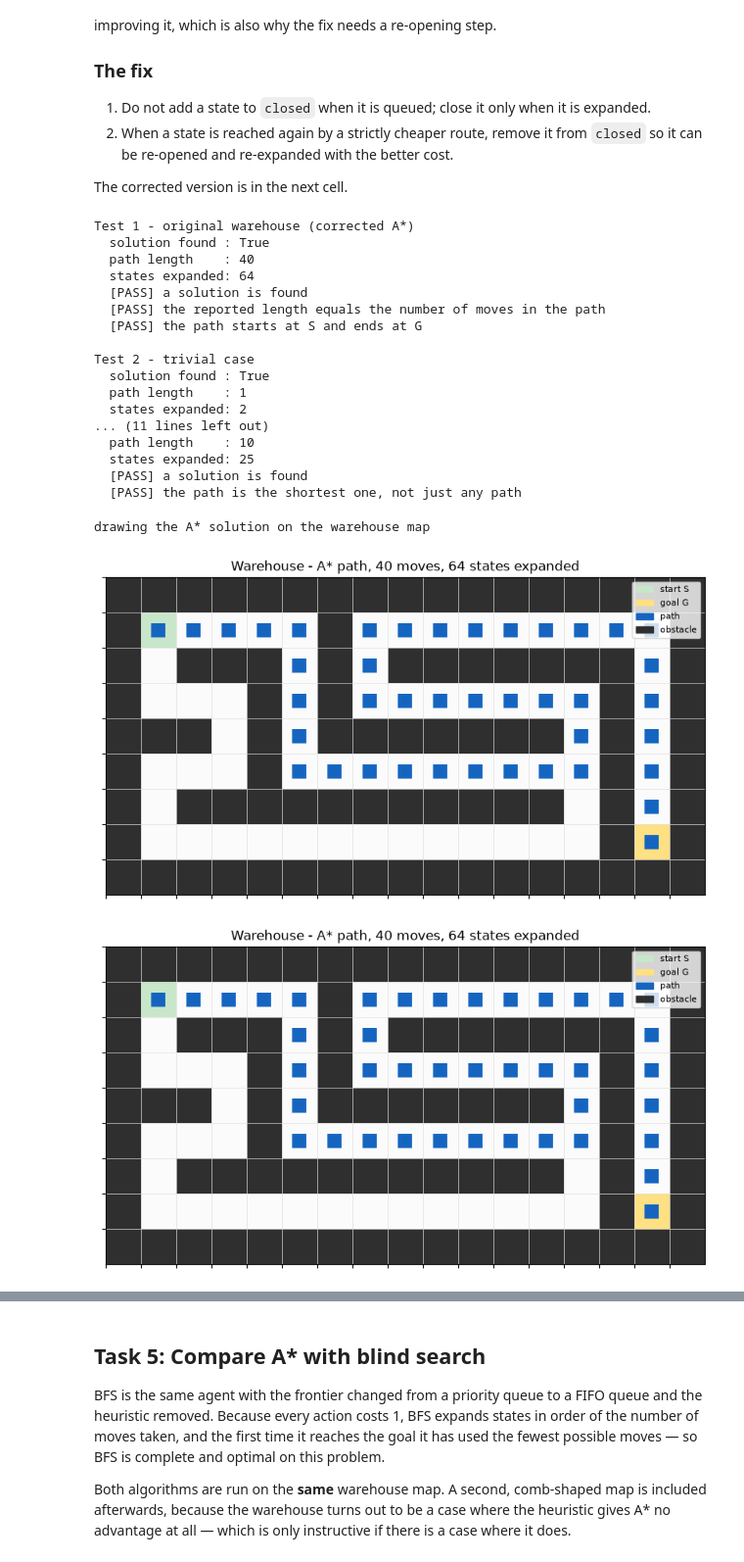
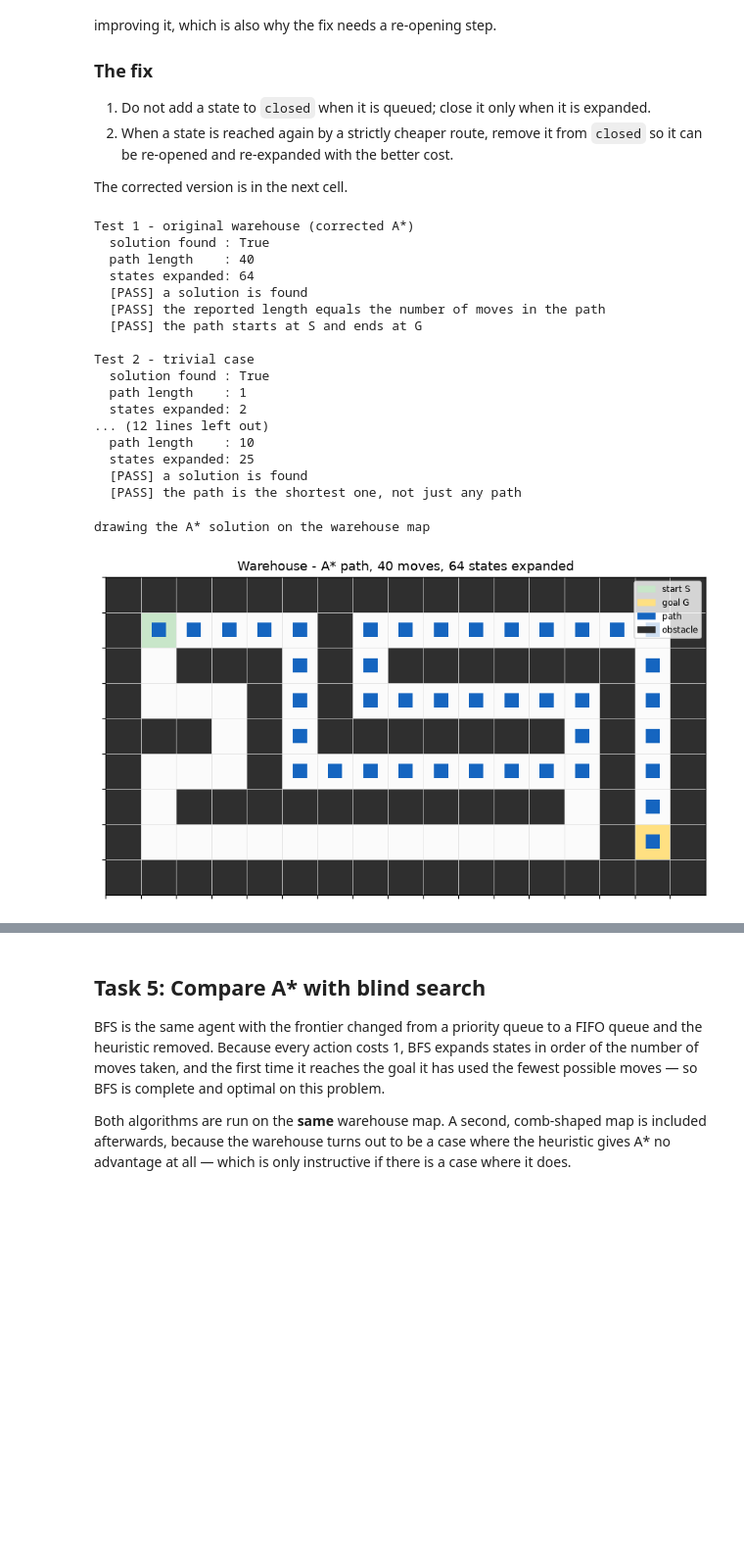
Before and after one commit to KrishGarg/CS-F407-labs, a Jupyter notebook: notebooks/search.ipynb, the cells around one changed output, grey strips where cells are left out. Shown at 98% size. Saved outputs shown, nothing was run; the diff lists cells and outputs as text; code cells hidden in the pictures; blank space fills up the shorter version.

Commit message:
fixed duplicate plot and minor issues in search lab

```diff
--- a/notebooks/search.ipynb
+++ b/notebooks/search.ipynb
@@ -405,7 +405,7 @@ def astar(grid, heuristic=manhattan):
                 node = parent[node]
             return {"found": True, "path": path[::-1], "length": g, "expanded": expanded}
 
-        for name, (dr, dc) in MOVES.items():
+        for (dr, dc) in MOVES.values():
             nxt = (current[0] + dr, current[1] + dc)
             if nxt not in free:
                 continue
@@ -453,7 +453,27 @@ r3 = astar(NO_SOLUTION_MAP)
 print("  solution found :", r3["found"])
 print("  states expanded:", r3["expanded"])
 check("failure is reported", r3["found"] is False)
-check("the search terminated (it did not loop forever)", r3["expanded"] > 1)
+
+
+def reachable_from(grid):
+    """Every cell the agent can actually get to from S."""
+    start, goal, _, free = parse_grid(grid)
+    seen = {start}
+    stack = [start]
+    while stack:
+        current = stack.pop()
+        for (dr, dc) in MOVES.values():
+            nxt = (current[0] + dr, current[1] + dc)
+            if nxt in free and nxt not in seen:
+                seen.add(nxt)
+                stack.append(nxt)
+    return seen
+
+
+reachable = reachable_from(NO_SOLUTION_MAP)
+check("the search exhausted the reachable space instead of looping",
+      r3["expanded"] == len(reachable))
+check("the enclosed goal was never reached", r3["path"] is None)
 
 print()
 print("Test 4 - alternative paths")
@@ -476,7 +496,7 @@ Test 2 - trivial case
   solution found : True
   path length    : 1
   states expanded: 2
-... (11 lines left out)
+... (12 lines left out)
   path length    : 10
   states expanded: 25
   [PASS] a solution is found
@@ -505,37 +525,39 @@ def draw(grid, path, title):
                 colour = COLOURS["free"]
             ax.add_patch(plt.Rectangle((c, r), 1, 1, facecolor=colour, edgecolor="#dddddd", linewidth=0.4))
     for r, c in path_cells:
         ax.add_patch(plt.Rectangle((c + 0.3, r + 0.3), 0.4, 0.4, facecolor="#1565c0"))
     ax.set_xlim(0, len(grid[0]))
     ax.set_ylim(len(grid), 0)
     ax.set_aspect("equal")
     ax.set_xticks(range(len(grid[0])))
     ax.set_yticks(range(len(grid)))
     ax.set_xticklabels([])
     ax.set_yticklabels([])
     ax.set_title(title)
     ax.legend(
         handles=[
             Patch(color=COLOURS["start"], label="start S"),
             Patch(color=COLOURS["goal"], label="goal G"),
             Patch(color="#1565c0", label="path"),
             Patch(color=COLOURS["wall"], label="obstacle"),
         ],
         loc="upper right",
         fontsize=8,
     )
     plt.tight_layout()
-    plt.show()
     return fig
 
 
 final = astar(WAREHOUSE)
 print("drawing the A* solution on the warehouse map")
-draw(WAREHOUSE, final["path"], "Warehouse - A* path, %d moves, %d states expanded" % (final["length"], final["expanded"]))
+figure = draw(WAREHOUSE, final["path"], "Warehouse - A* path, %d moves, %d states expanded" % (final["length"], final["expanded"]))
+plt.show()
+# Closing the figure stops the notebook's end-of-cell flush from rendering it
+# a second time.
+plt.close(figure)
 # %% [output]
 drawing the A* solution on the warehouse map
-[figure, old version]
+[figure, new version]
-[figure, removed]
 # %% [markdown]
 ## Task 4: Inspect the A* algorithm
 
```
Also changed, not shown: parts of 11 cells of this notebook.
